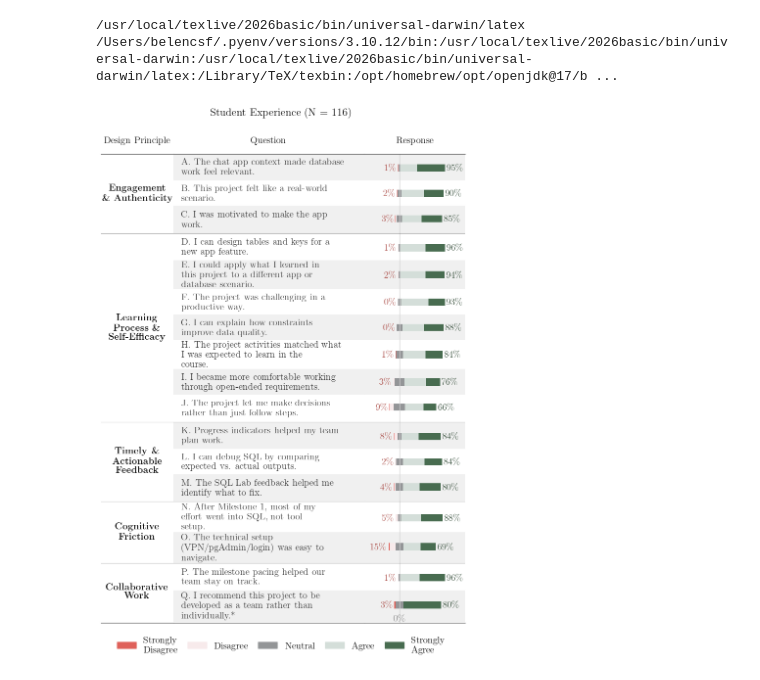
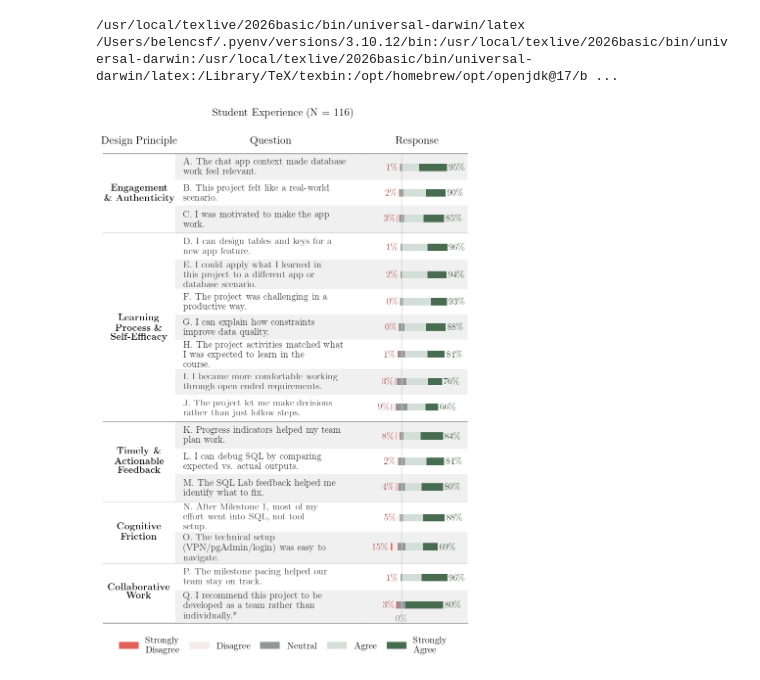
Before and after one commit to bcsaldias/sigcse-ai-2027, a Jupyter notebook: likert/v2_Info330_ExploratoryDataAnalysis.ipynb, the cells around one changed output. Saved outputs shown, nothing was run; the diff lists cells and outputs as text; code cells hidden in the pictures.

```diff
--- a/likert/v2_Info330_ExploratoryDataAnalysis.ipynb
+++ b/likert/v2_Info330_ExploratoryDataAnalysis.ipynb
@@ -220,9 +220,9 @@ for cat in category_ranges:
         color="#111111", multialignment="center"
     )
 
-ax_cat.set_title("Design Principle", fontsize=font_size, pad=font_size*1.15, fontweight="bold")
-ax_q.set_title("Question", fontsize=font_size, pad=font_size*1.15, fontweight="bold")
-ax_main.set_title("Response", fontsize=font_size, pad=font_size*1.15, fontweight="bold")
+ax_cat.set_title("Design Principle", fontsize=font_size*1.15, pad=font_size, fontweight="bold")
+ax_q.set_title("Question", fontsize=font_size*1.15, pad=font_size, fontweight="bold")
+ax_main.set_title("Response", fontsize=font_size*1.15, pad=font_size, fontweight="bold")
 
 ax_q.set_xlim(0, 1)
 ax_q.set_xticks([])
@@ -306,31 +306,31 @@ for ax in [ax_cat, ax_q, ax_main]:
         else:
             spine.set_visible(True)
             spine.set_linewidth(0.9)
             spine.set_color(BORDER_COLOR)
 
 ax_cat.invert_yaxis()
 margin = 0.2
 ax_cat.set_ylim(current_y - GAP / 2 + margin, -margin)
 
 legend_handles = [
     plt.Rectangle((0, 0), 1, 1, color=COLORS[lbl], label=wrap_text(lbl, 10))
     for lbl in LIKERT_ORDER
 ]
 fig.legend(
     handles=legend_handles,
     loc="upper center", bbox_to_anchor=(0.5, 0.02),
     ncol=len(LIKERT_ORDER),
     fontsize=font_size, frameon=False,
     columnspacing=1
 )
 
 plt.suptitle(
     "Student Experience (N = 116)",
     fontsize=16, fontweight="semibold", y=0.985
 )
 ax_main.text(0, ax_main.get_ylim()[0], "0\%", ha="center", va="bottom", fontsize=font_size, color="gray")
 
 fig.tight_layout(rect=[0, 0.01, 1, 0.99])
 plt.show()
 # %% [output]
-[figure, old version]
+[figure, new version]
```
